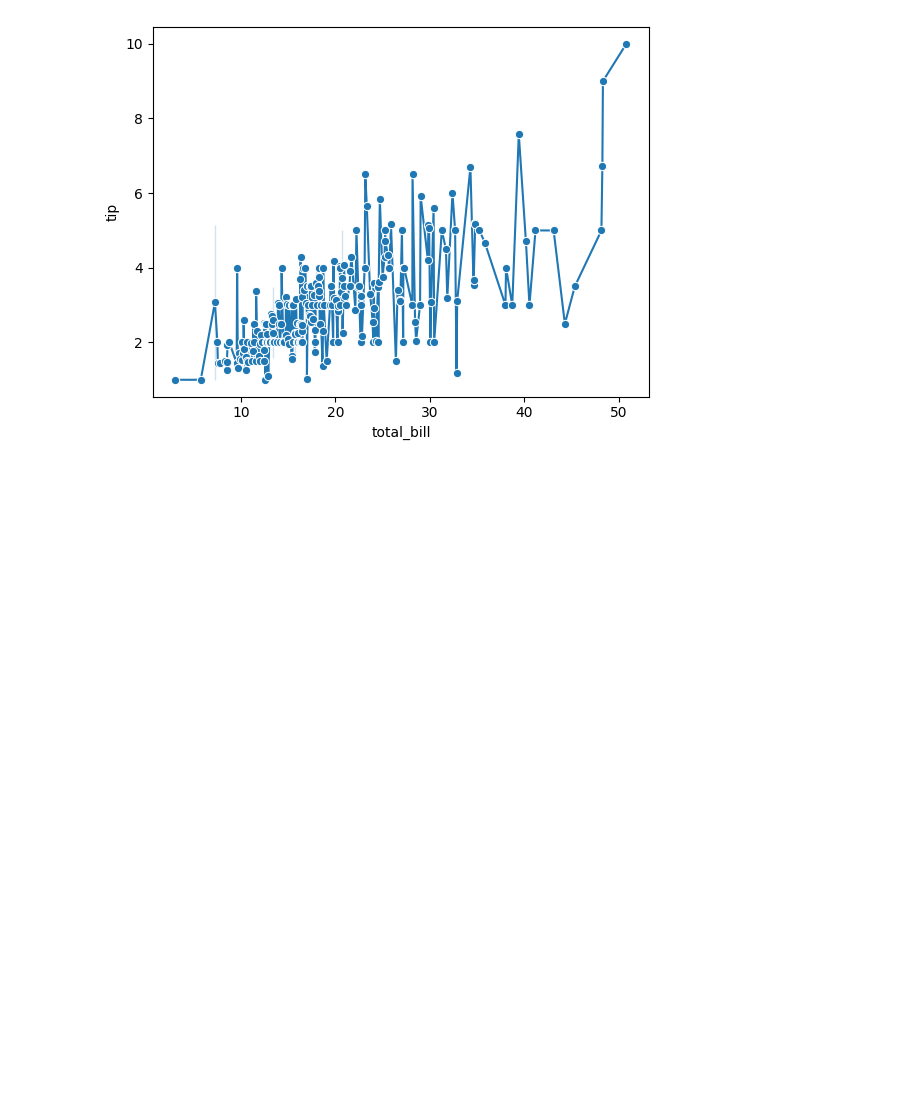
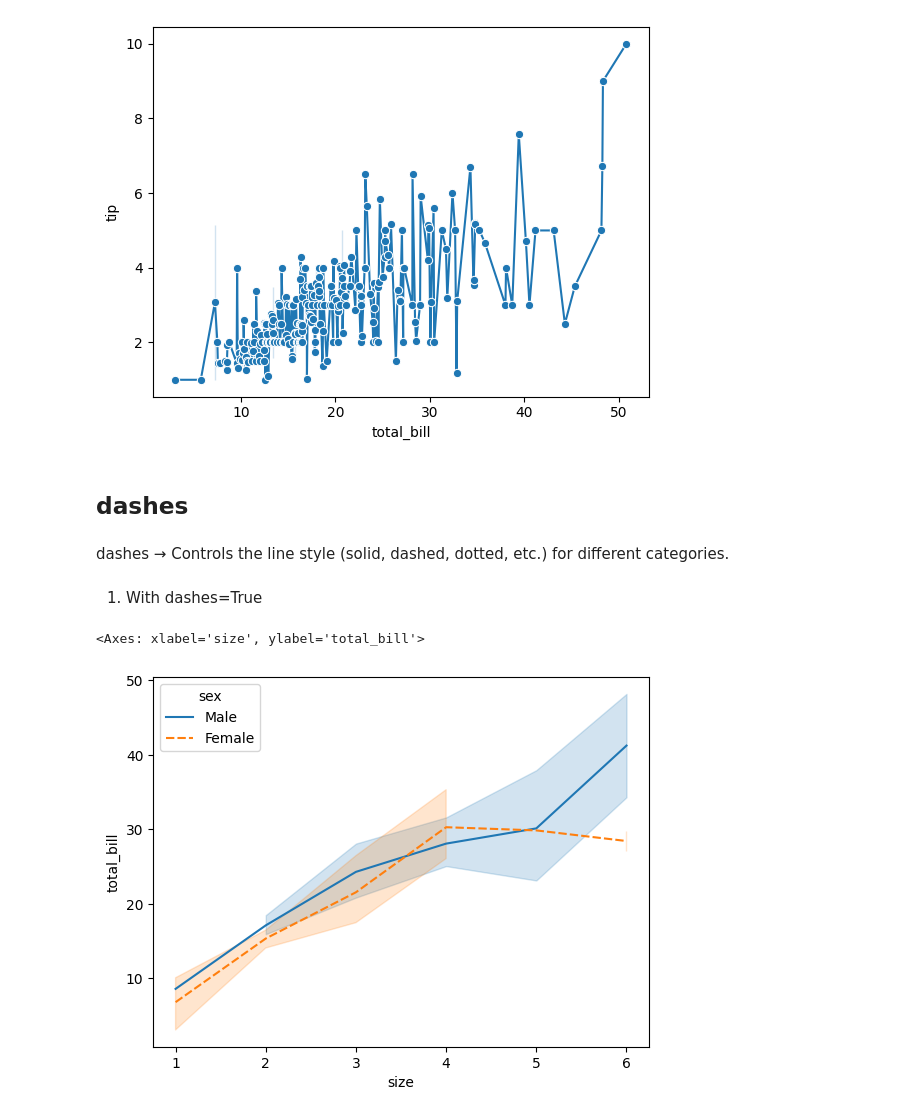
Before and after one commit to kshitij-commit/DataScience, a Jupyter notebook: 05_seaborn/02_relational-plots.ipynb, the cells around one changed output. Saved outputs shown, nothing was run; the diff lists cells and outputs as text; code cells hidden in the pictures; blank space fills up the shorter version.

Commit message:
feat: add dashes parameter in lineplot

```diff
--- a/05_seaborn/02_relational-plots.ipynb
+++ b/05_seaborn/02_relational-plots.ipynb
@@ -521,3 +521,21 @@ sns.lineplot(
 # %% [output]
 <Axes: xlabel='total_bill', ylabel='tip'>
 [figure]
+# %% [markdown]
+## dashes
+# %% [markdown]
+dashes → Controls the line style (solid, dashed, dotted, etc.) for different categories.
+# %% [markdown]
+1. With dashes=True
+# %%
+sns.lineplot(
+    data=tips,
+    x='size',
+    y='total_bill',
+    hue='sex',
+    style='sex',
+    dashes=True
+)
+# %% [output]
+<Axes: xlabel='size', ylabel='total_bill'>
+[figure, added]
```
Also changed, not shown: parts of 3 cells of this notebook.
